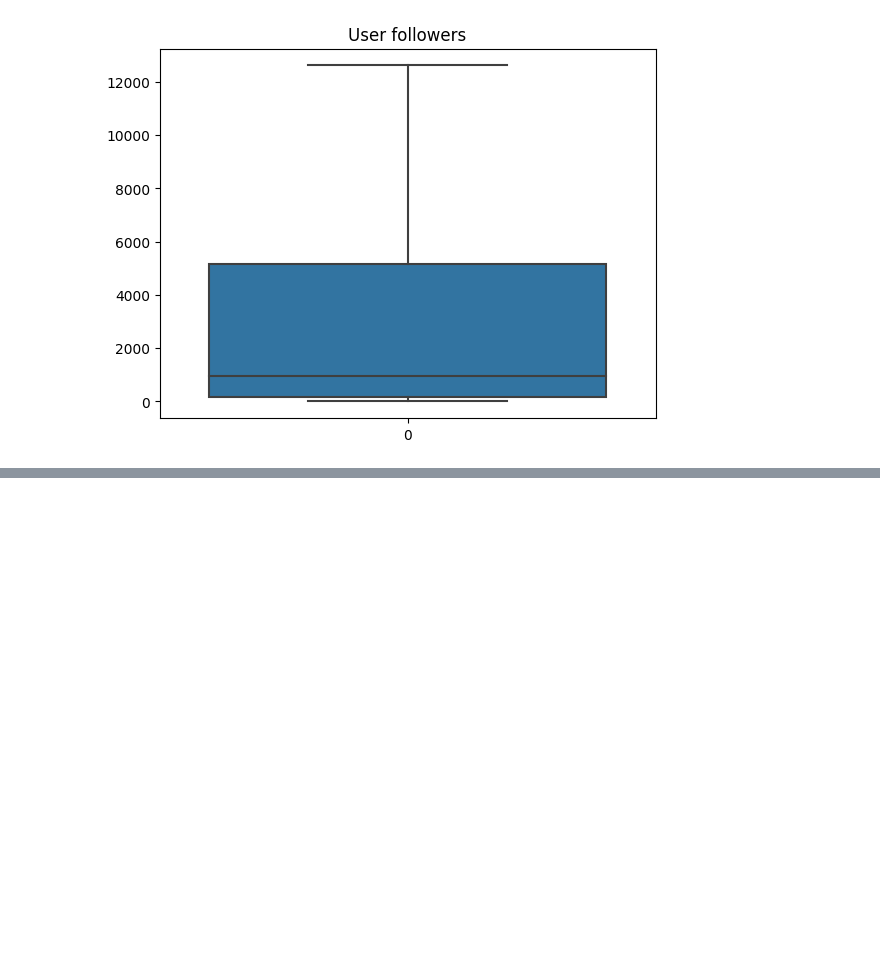
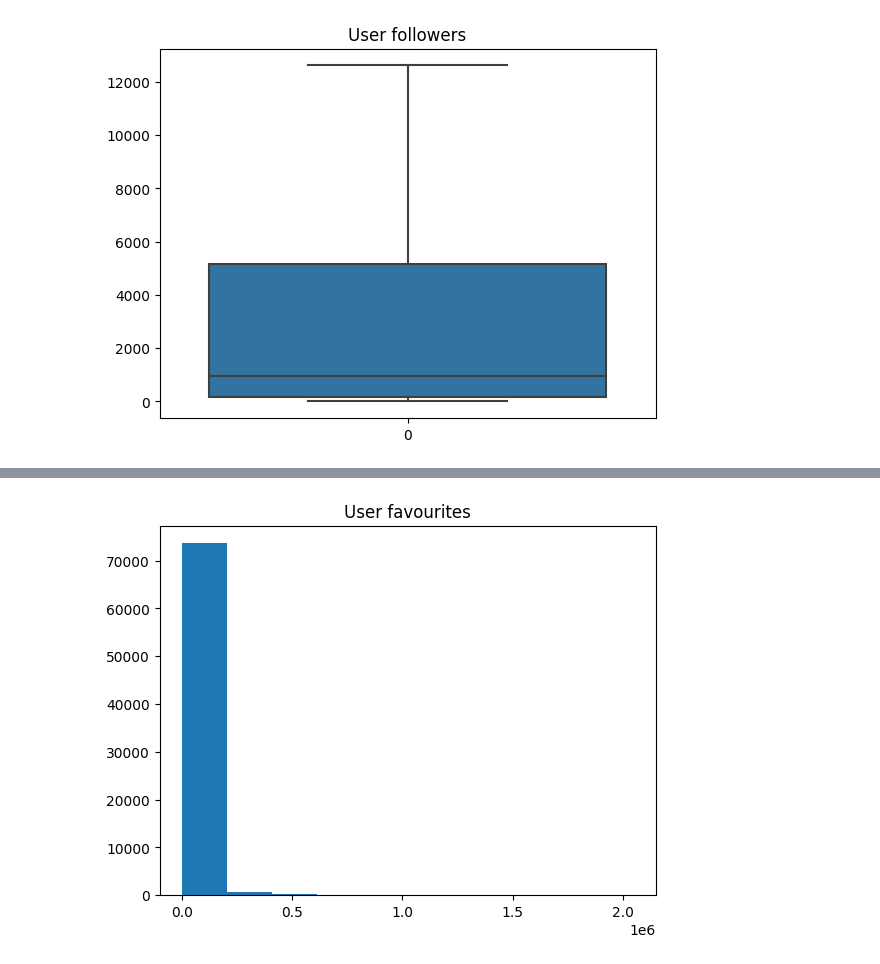
Before and after one commit to AntonioCedilloA01656823/Laboratorio_A01656823, a Jupyter notebook: retoAnalitica/TC1002S/A01656823_CalorBox.ipynb, the cells around one changed output, grey strips where cells are left out. Drawn from its saved outputs; the diff is of its cells as text; code cells hidden in the pictures; blank space fills up the shorter version.

```diff
--- a/retoAnalitica/TC1002S/A01656823_CalorBox.ipynb
+++ b/retoAnalitica/TC1002S/A01656823_CalorBox.ipynb
@@ -44,0 +72,7 @@ sb.boxplot(data = df["user_friends"],showfliers=False).set(title="User friends")
+# %%
+fig, ax = plt.subplots()
+ax.hist(df["user_favourites"])
+plt.title("User favourites")
+plt.show()
+# %% [output]
+[figure, added]
```
Also changed, not shown: parts of 14 cells of this notebook, 1 other file.
